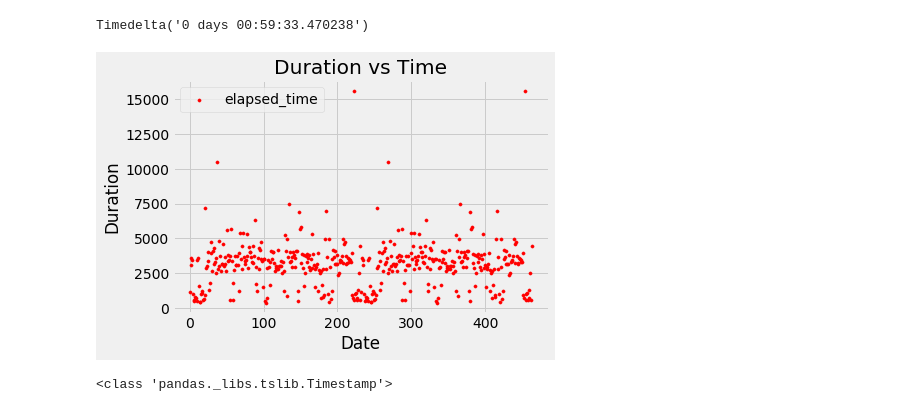
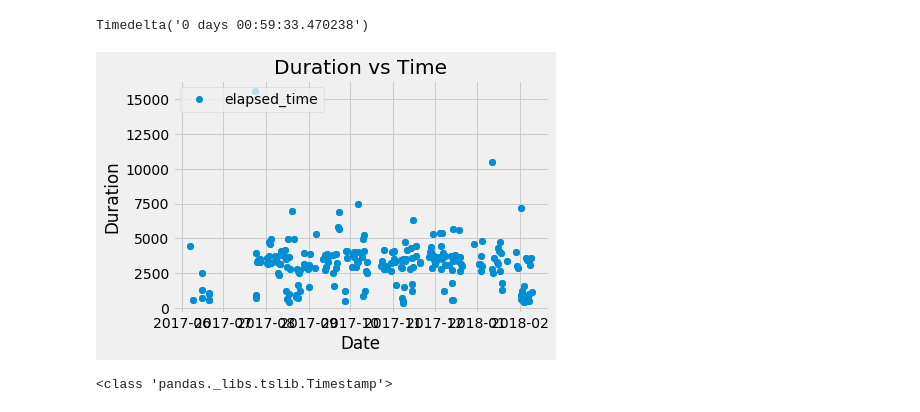
Before and after one commit to russellgeoff/Strava_Analysis, a Jupyter notebook: Strava Analysis.ipynb, the cells around one changed output. Saved outputs shown, nothing was run; the diff lists cells and outputs as text; code cells hidden in the pictures.

Commit message:
Added date plot

```diff
--- a/Strava Analysis.ipynb
+++ b/Strava Analysis.ipynb
@@ -44,38 +44,41 @@ Timedelta('0 days 00:59:33.470238')
 # %%
 import datetime as dt
 
 #dates = [pd.to_datetime(d) for d in df['start_date']]
 
-#dates = [pd.to_datetime(d) for d in df['start_date']]
-dates = xrange(len(df['elapsed_time']))
+dates = [pd.to_datetime(d) for d in df['start_date']]
+#dates = xrange(len(df['elapsed_time']))
 durations = df['elapsed_time'].astype('timedelta64[s]')
 
 #filtered_dates = [pd.to_datetime(d) for d in df['start_date'][:20]]
 #filtered_durations = filtered_array.astype('timedelta64[s]')
 
 
 fig = plt.figure()
 ax1 = fig.add_subplot(111)
 
-ax1.scatter(x=dates,
-            y=durations,
-            s=10,
-            c='red')
+ax1.plot_date(x=dates,
+              y=durations)
+
+#ax1.scatter(x=dates,
+#            y=durations,
+#            s=10,
+#            c='red')
 
 #ax1.scatter(x=filtered_dates,
 #            y=filtered_durations,
 #            s=10,
 #            c='blue')
 
 # Labels and Style
 plt.style.use('fivethirtyeight')
 plt.legend(loc='upper left');
 plt.xlabel('Date')
 plt.ylabel('Duration')
 plt.title('Duration vs Time')
 plt.show()
 # %% [output]
-[figure, old version]
+[figure, new version]
 # %%
 import matplotlib
 
```
